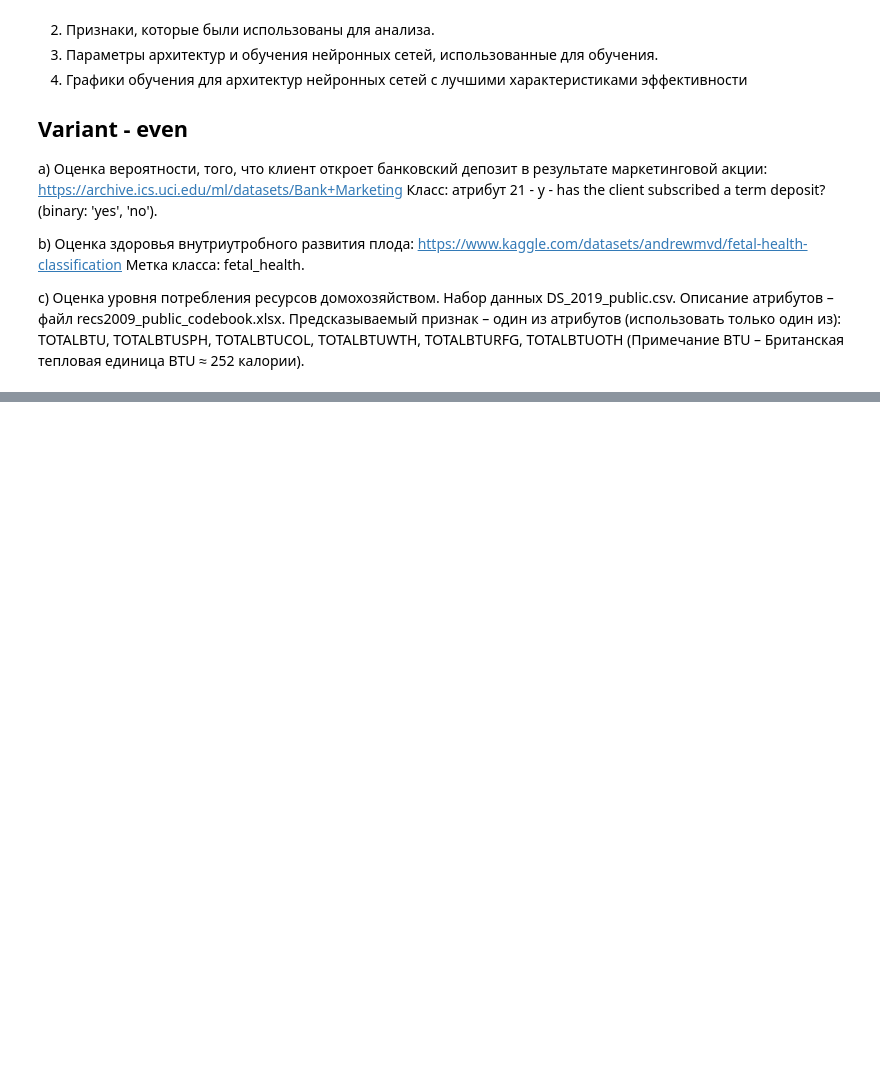
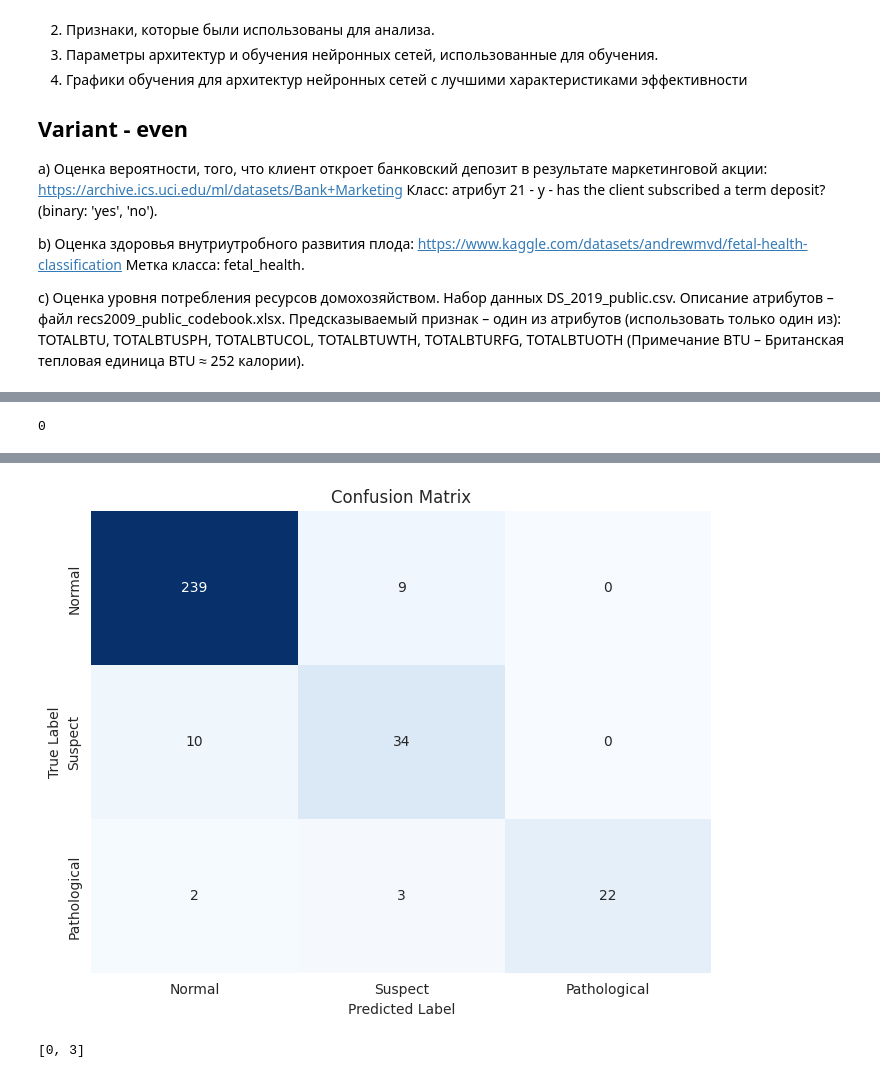
Before and after one commit to Hjklvfr/DataAnalysisMethods, a Jupyter notebook: analytics/notebooks/ml_lab4b.ipynb, the cells around one changed output, grey strips where cells are left out. Saved outputs shown, nothing was run; the diff lists cells and outputs as text; code cells hidden in the pictures; blank space fills up the shorter version.

```diff
--- a/analytics/notebooks/ml_lab4b.ipynb
+++ b/analytics/notebooks/ml_lab4b.ipynb
@@ -42,0 +126,10 @@ import numpy as np
+# %%
+models_params = [
+    {'layers': [64], 'activation': 'relu', 'optimizer': 'adam'},
+    {'layers': [128, 64], 'activation': 'relu', 'optimizer': 'adam'},
+    {'layers': [256, 128, 64], 'activation': 'tanh', 'optimizer': 'sgd'},
+    {'layers': [128, 128], 'activation': 'relu', 'optimizer': 'adam'}
+]
+# %%
+input_dim = X_train.shape[1]
+trained_models = []
@@ -42,0 +202,14 @@ import numpy as np
+# %%
+results = []
+for i, (model, _) in enumerate(trained_models):
+    precision, recall, weighted_acc, auc = compute_metrics(model, X_test, y_test)
+    results.append({
+        'Model': f'Model {i+1}',
+        'Precision': precision,
+        'Recall': recall,
+        'Weighted Accuracy': weighted_acc,
+        'AUC': auc
+    })
+
+results_df = pd.DataFrame(results)
+print(results_df.sort_values(by='AUC', ascending=False))
@@ -42,0 +226,22 @@ import numpy as np
+# %%
+best_idx = results_df['AUC'].idxmax()
+best_idx
+# %% [output]
+0
+# %%
+from sklearn.metrics import confusion_matrix
+
+best_model = trained_models[best_idx][0]
+y_pred = np.argmax(best_model.predict(X_test), axis=1)
+y_true = np.argmax(y_test, axis=1)
+
+cm = confusion_matrix(y_true, y_pred)
+plt.figure(figsize=(8, 6))
+sns.heatmap(cm, annot=True, fmt='d', cmap='Blues', cbar=False,
+            xticklabels=['Normal', 'Suspect', 'Pathological'],
+            yticklabels=['Normal', 'Suspect', 'Pathological'])
+plt.title('Confusion Matrix')
+plt.xlabel('Predicted Label')
+plt.ylabel('True Label')
+plt.show()
+# %% [output]
@@ -42,0 +249 @@ import numpy as np
+[figure, added]
@@ -42,0 +280,6 @@ import numpy as np
+# %%
+top_models = results_df.sort_values(by='AUC', ascending=False).head(2)
+top_indices = top_models.index.tolist()
+top_indices
+# %% [output]
+[0, 3]
```
Also changed, not shown: parts of 18 cells of this notebook, 7 other files.
